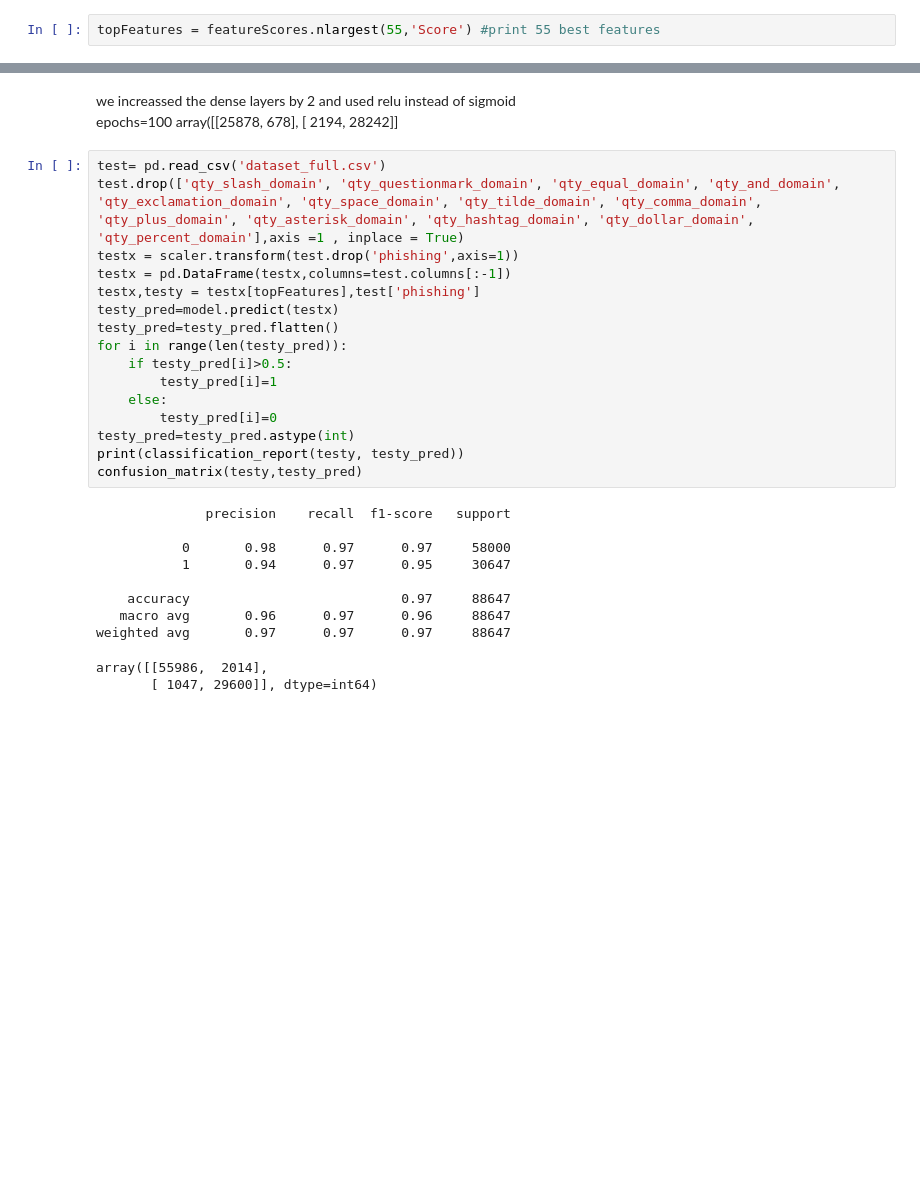
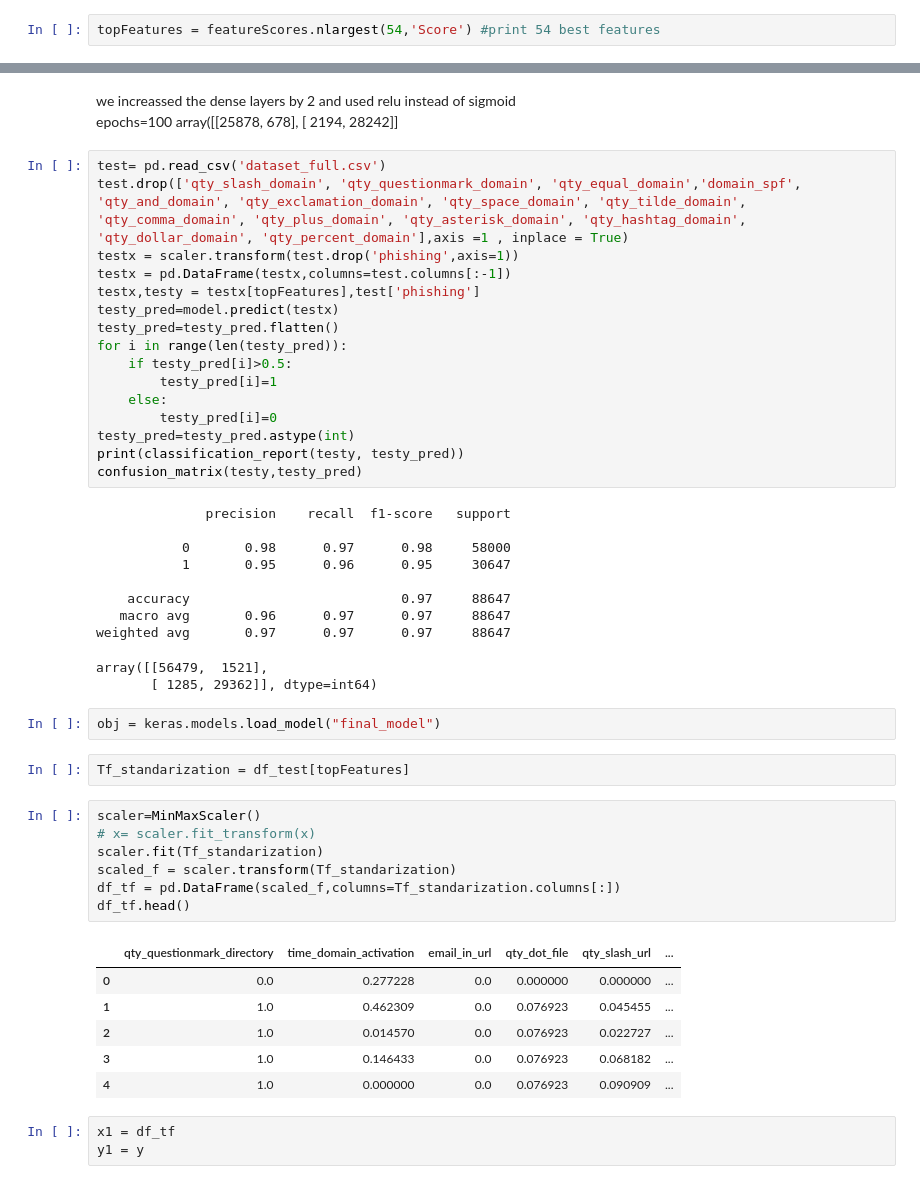
Before and after one commit to sonali-rajput/PhishingDetection, a Jupyter notebook: Untitled1 (1).ipynb, the cells around one changed output, grey strips where cells are left out. Saved outputs shown, nothing was run; the diff lists cells and outputs as text; blank space fills up the shorter version.

```diff
--- a/Untitled1 (1).ipynb
+++ b/Untitled1 (1).ipynb
@@ -262,5 +260,5 @@ featureScores
 # %%
-topFeatures = featureScores.nlargest(55,'Score') #print 55 best features
+topFeatures = featureScores.nlargest(54,'Score') #print 54 best features
 # %%
 topFeatures=topFeatures.drop('Score',axis=1).values.tolist()
 # %%
@@ -496,7 +494,7 @@ array([[25878,   678],
        [ 2194, 28242]]
 # %%
 test= pd.read_csv('dataset_full.csv')
-test.drop(['qty_slash_domain', 'qty_questionmark_domain', 'qty_equal_domain', 'qty_and_domain', 'qty_exclamation_domain', 'qty_space_domain', 'qty_tilde_domain', 'qty_comma_domain', 'qty_plus_domain', 'qty_asterisk_domain', 'qty_hashtag_domain', 'qty_dollar_domain', 'qty_percent_domain'],axis =1 , inplace = True)
+test.drop(['qty_slash_domain', 'qty_questionmark_domain', 'qty_equal_domain','domain_spf', 'qty_and_domain', 'qty_exclamation_domain', 'qty_space_domain', 'qty_tilde_domain', 'qty_comma_domain', 'qty_plus_domain', 'qty_asterisk_domain', 'qty_hashtag_domain', 'qty_dollar_domain', 'qty_percent_domain'],axis =1 , inplace = True)
 testx = scaler.transform(test.drop('phishing',axis=1))
 testx = pd.DataFrame(testx,columns=test.columns[:-1])
 testx,testy = testx[topFeatures],test['phishing']
@@ -513,11 +511,32 @@ confusion_matrix(testy,testy_pred)
 # %% [output]
               precision    recall  f1-score   support
 
-           0       0.98      0.97      0.97     58000
-           1       0.94      0.97      0.95     30647
+           0       0.98      0.97      0.98     58000
+           1       0.95      0.96      0.95     30647
 
     accuracy                           0.97     88647
-   macro avg       0.96      0.97      0.96     88647
+   macro avg       0.96      0.97      0.97     88647
 weighted avg       0.97      0.97      0.97     88647
-array([[55986,  2014],
-       [ 1047, 29600]], dtype=int64)
+array([[56479,  1521],
+       [ 1285, 29362]], dtype=int64)
+# %%
+obj = keras.models.load_model("final_model")
+# %%
+Tf_standarization = df_test[topFeatures]
+# %%
+scaler=MinMaxScaler()
+# x= scaler.fit_transform(x)
+scaler.fit(Tf_standarization)
+scaled_f = scaler.transform(Tf_standarization)
+df_tf = pd.DataFrame(scaled_f,columns=Tf_standarization.columns[:])
+df_tf.head()
+# %% [output]
+|  | qty_questionmark_directory | time_domain_activation | email_in_url | qty_dot_file | qty_slash_url | ... |
+| 0 | 0.0 | 0.277228 | 0.0 | 0.000000 | 0.000000 | ... |
+| 1 | 1.0 | 0.462309 | 0.0 | 0.076923 | 0.045455 | ... |
+| 2 | 1.0 | 0.014570 | 0.0 | 0.076923 | 0.022727 | ... |
+| 3 | 1.0 | 0.146433 | 0.0 | 0.076923 | 0.068182 | ... |
+| 4 | 1.0 | 0.000000 | 0.0 | 0.076923 | 0.090909 | ... |
+# %%
+x1 = df_tf
+y1 = y
```
Also changed, not shown: parts of 23 cells of this notebook, 18 other files.
